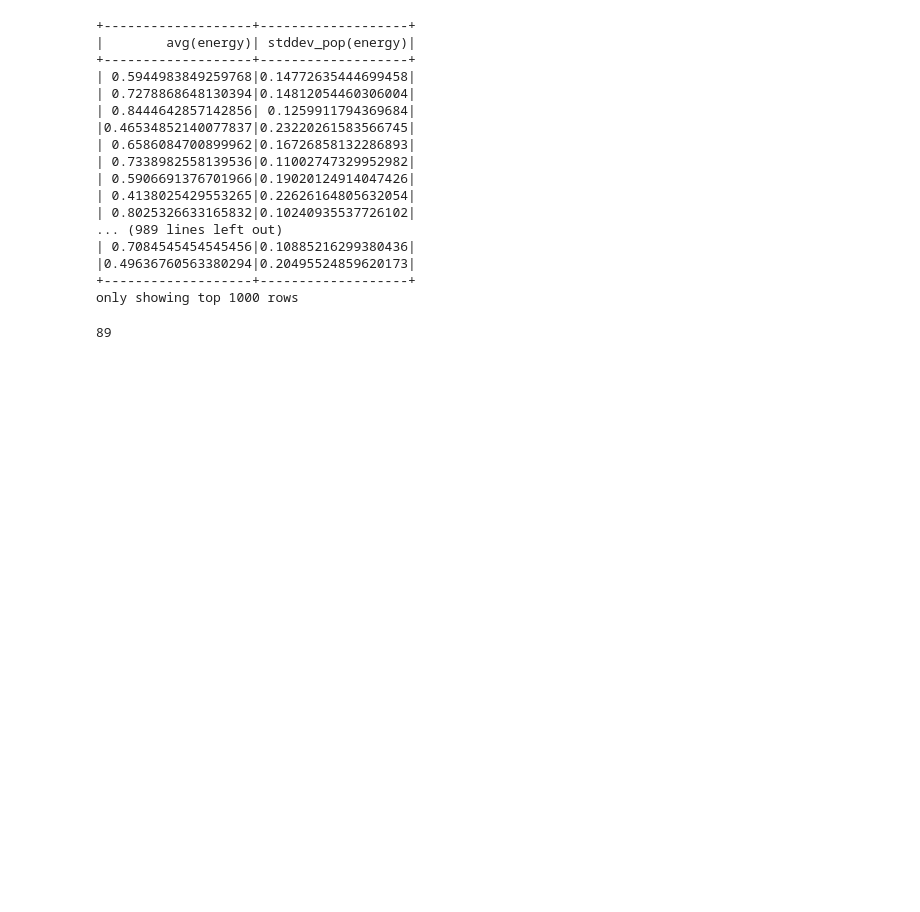
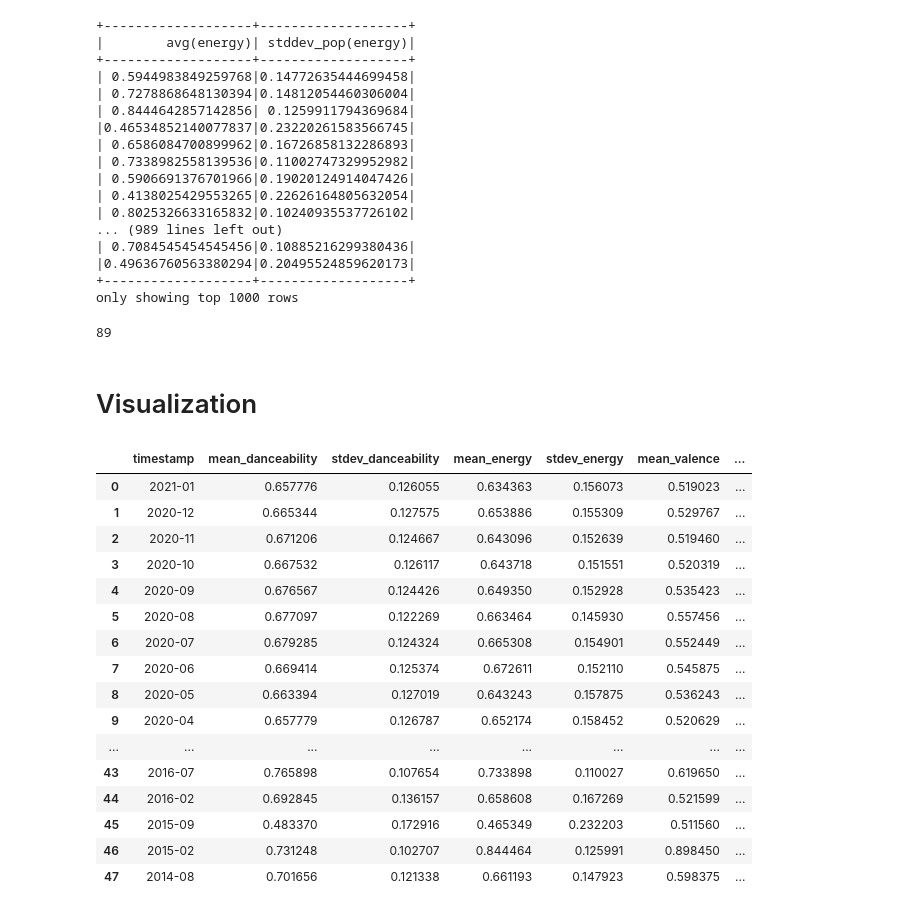
Before and after one commit to frabatx/Spotipy-Covid19, a Jupyter notebook: work/random_stuff.ipynb, the cells around one changed output. Saved outputs shown, nothing was run; the diff lists cells and outputs as text; code cells hidden in the pictures; blank space fills up the shorter version.

```diff
--- a/work/random_stuff.ipynb
+++ b/work/random_stuff.ipynb
@@ -231,3 +345,5 @@ only showing top 1000 rows
 df_complete2.filter(df_complete2.year_month < '2020-01').count()
 # %% [output]
 89
+# %% [markdown]
+# Visualization
@@ -233,0 +381,31 @@ df_complete2.filter(df_complete2.year_month < '2020-01').count()
+# %%
+# Postgres settings
+conn = psycopg2.connect(
+    host = "postgres_dwh",
+    port = "5432",
+    dbname = "postgres",
+    user = "postgres",
+    password = "postgres1234"
+)
+# %%
+sql = """SELECT * FROM audiofeatures_stat ORDER BY timestamp DESC """
+df = pd.read_sql(sql, conn)
+df
+# %% [output]
+|  | timestamp | mean_danceability | stdev_danceability | mean_energy | stdev_energy | mean_valence | ... |
+| 0 | 2021-01 | 0.657776 | 0.126055 | 0.634363 | 0.156073 | 0.519023 | ... |
+| 1 | 2020-12 | 0.665344 | 0.127575 | 0.653886 | 0.155309 | 0.529767 | ... |
+| 2 | 2020-11 | 0.671206 | 0.124667 | 0.643096 | 0.152639 | 0.519460 | ... |
+| 3 | 2020-10 | 0.667532 | 0.126117 | 0.643718 | 0.151551 | 0.520319 | ... |
+| 4 | 2020-09 | 0.676567 | 0.124426 | 0.649350 | 0.152928 | 0.535423 | ... |
+| 5 | 2020-08 | 0.677097 | 0.122269 | 0.663464 | 0.145930 | 0.557456 | ... |
+| 6 | 2020-07 | 0.679285 | 0.124324 | 0.665308 | 0.154901 | 0.552449 | ... |
+| 7 | 2020-06 | 0.669414 | 0.125374 | 0.672611 | 0.152110 | 0.545875 | ... |
+| 8 | 2020-05 | 0.663394 | 0.127019 | 0.643243 | 0.157875 | 0.536243 | ... |
+| 9 | 2020-04 | 0.657779 | 0.126787 | 0.652174 | 0.158452 | 0.520629 | ... |
+| ... | ... | ... | ... | ... | ... | ... | ... |
+| 43 | 2016-07 | 0.765898 | 0.107654 | 0.733898 | 0.110027 | 0.619650 | ... |
+| 44 | 2016-02 | 0.692845 | 0.136157 | 0.658608 | 0.167269 | 0.521599 | ... |
+| 45 | 2015-09 | 0.483370 | 0.172916 | 0.465349 | 0.232203 | 0.511560 | ... |
+| 46 | 2015-02 | 0.731248 | 0.102707 | 0.844464 | 0.125991 | 0.898450 | ... |
+| 47 | 2014-08 | 0.701656 | 0.121338 | 0.661193 | 0.147923 | 0.598375 | ... |
```
Also changed, not shown: parts of 20 cells of this notebook, 9 other files.
